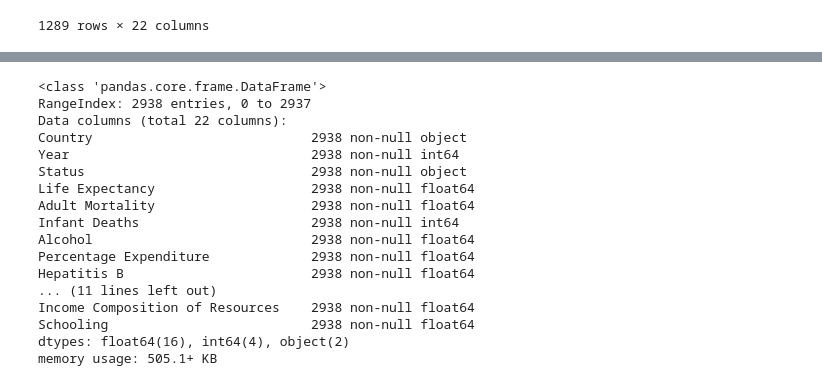
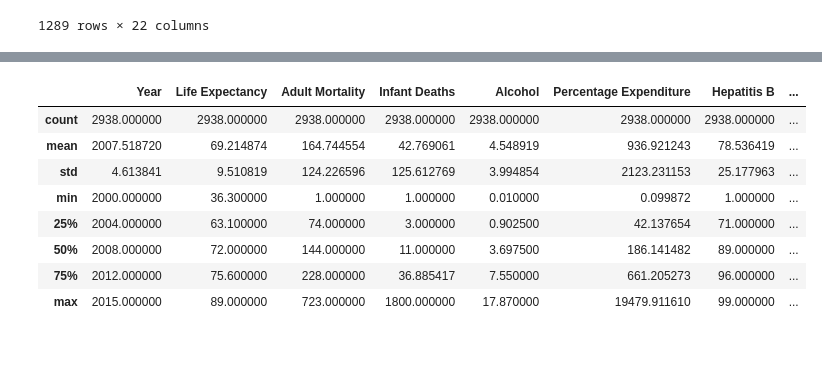
Before and after one commit to Taslack/Thinkful, a Jupyter notebook: Module 16/Checkpoint 10/Challenge.ipynb, the cells around one changed output, grey strips where cells are left out. Drawn from its saved outputs; the diff is of its cells as text; code cells hidden in the pictures; blank space fills up the shorter version.

```diff
--- a/Module 16/Checkpoint 10/Challenge.ipynb
+++ b/Module 16/Checkpoint 10/Challenge.ipynb
@@ -162,20 +285,12 @@ for col in null_cols:
 # %%
-df2.info()
+df2.describe()
 # %% [output]
-<class 'pandas.core.frame.DataFrame'>
-RangeIndex: 2938 entries, 0 to 2937
-Data columns (total 22 columns):
-Country                            2938 non-null object
-Year                               2938 non-null int64
-Status                             2938 non-null object
-Life Expectancy                    2938 non-null float64
-Adult Mortality                    2938 non-null float64
-Infant Deaths                      2938 non-null int64
-Alcohol                            2938 non-null float64
-Percentage Expenditure             2938 non-null float64
-Hepatitis B                        2938 non-null float64
-... (11 lines left out)
-Income Composition of Resources    2938 non-null float64
-Schooling                          2938 non-null float64
-dtypes: float64(16), int64(4), object(2)
-memory usage: 505.1+ KB
+|  | Year | Life Expectancy | Adult Mortality | Infant Deaths | Alcohol | Percentage Expenditure | Hepatitis B | ... |
+| count | 2938.000000 | 2938.000000 | 2938.000000 | 2938.000000 | 2938.000000 | 2938.000000 | 2938.000000 | ... |
+| mean | 2007.518720 | 69.214874 | 164.744554 | 42.769061 | 4.548919 | 936.921243 | 78.536419 | ... |
+| std | 4.613841 | 9.510819 | 124.226596 | 125.612769 | 3.994854 | 2123.231153 | 25.177963 | ... |
+| min | 2000.000000 | 36.300000 | 1.000000 | 1.000000 | 0.010000 | 0.099872 | 1.000000 | ... |
+| 25% | 2004.000000 | 63.100000 | 74.000000 | 3.000000 | 0.902500 | 42.137654 | 71.000000 | ... |
+| 50% | 2008.000000 | 72.000000 | 144.000000 | 11.000000 | 3.697500 | 186.141482 | 89.000000 | ... |
+| 75% | 2012.000000 | 75.600000 | 228.000000 | 36.885417 | 7.550000 | 661.205273 | 96.000000 | ... |
+| max | 2015.000000 | 89.000000 | 723.000000 | 1800.000000 | 17.870000 | 19479.911610 | 99.000000 | ... |
```
Also changed, not shown: parts of 23 cells of this notebook, 2 other files.
